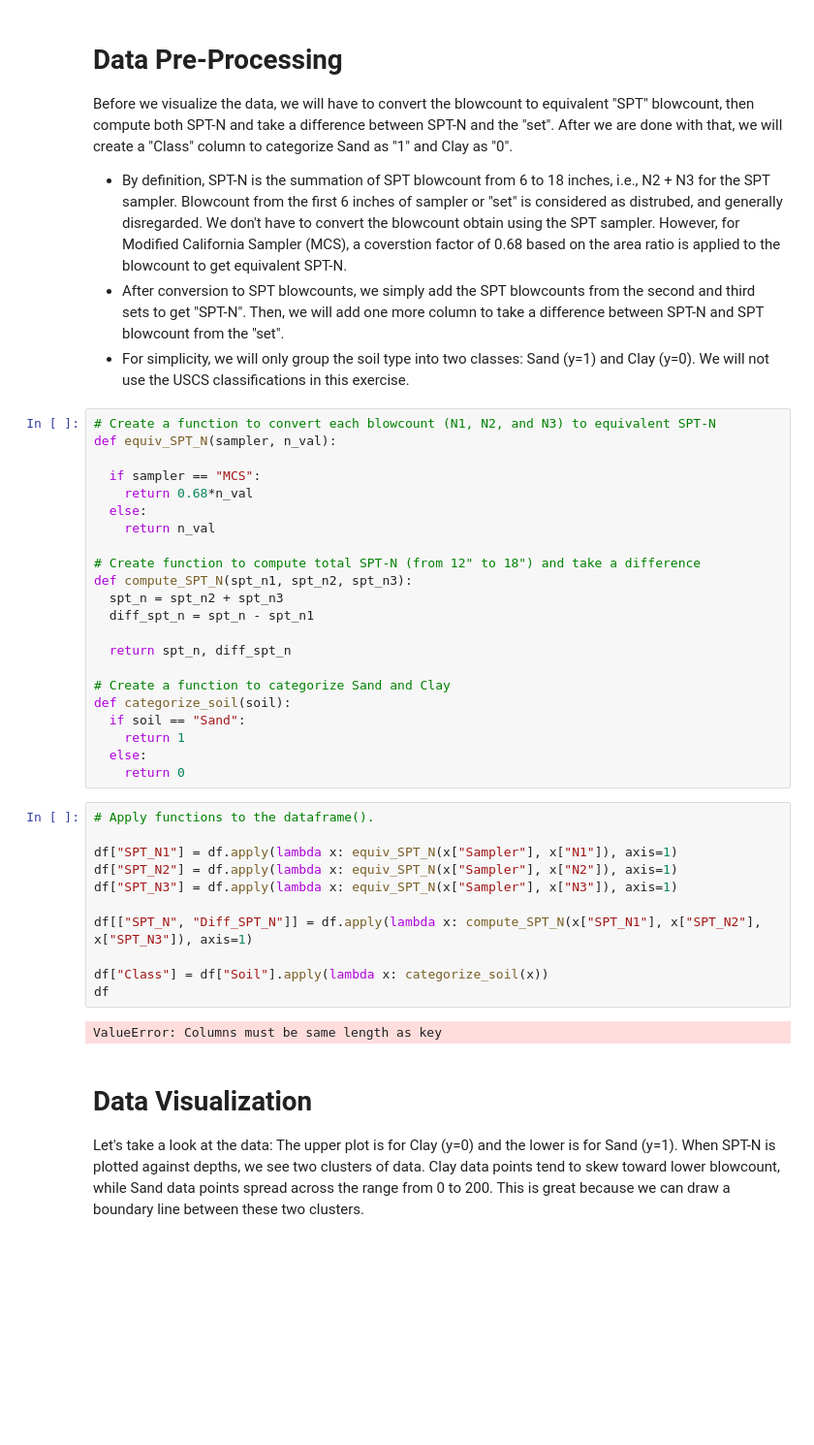
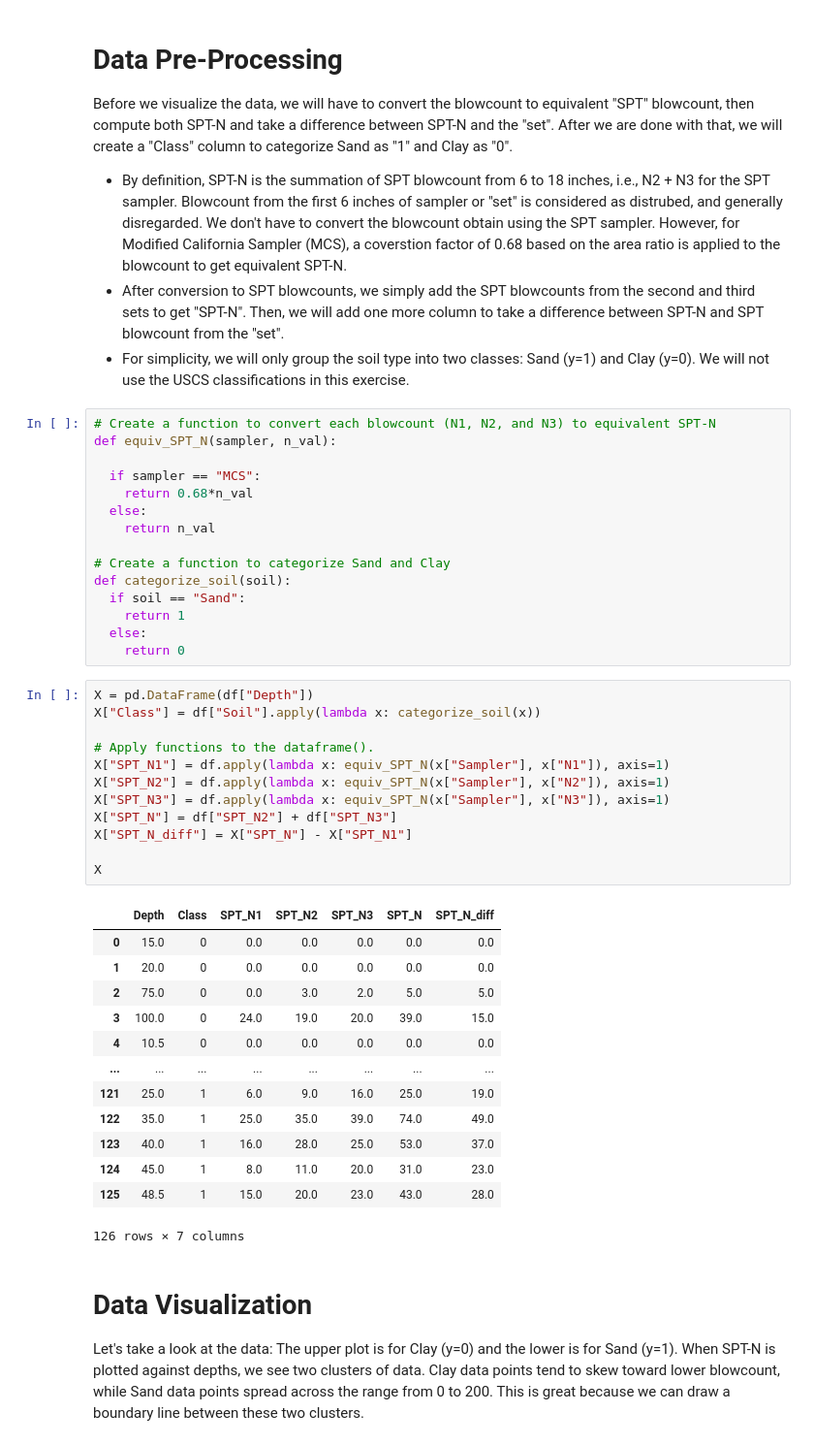
Before and after one commit to liangchow/soil-type-predictions, a Jupyter notebook: soil_type_class.ipynb, the cells around one changed output. Shown: that part at 97% size. Cells and saved outputs as stored; diff of their text form; blank space fills up the shorter version.

```diff
--- a/soil_type_class.ipynb
+++ b/soil_type_class.ipynb
@@ -95,13 +95,6 @@ def equiv_SPT_N(sampler, n_val):
   else:
     return n_val
 
-# Create function to compute total SPT-N (from 12" to 18") and take a difference
-def compute_SPT_N(spt_n1, spt_n2, spt_n3):
-  spt_n = spt_n2 + spt_n3
-  diff_spt_n = spt_n - spt_n1
-
-  return spt_n, diff_spt_n
-
 # Create a function to categorize Sand and Clay
 def categorize_soil(soil):
   if soil == "Sand":
@@ -109,18 +102,31 @@ def categorize_soil(soil):
   else:
     return 0
 # %%
+X = pd.DataFrame(df["Depth"])
+X["Class"] = df["Soil"].apply(lambda x: categorize_soil(x))
+
 # Apply functions to the dataframe().
+X["SPT_N1"] = df.apply(lambda x: equiv_SPT_N(x["Sampler"], x["N1"]), axis=1)
+X["SPT_N2"] = df.apply(lambda x: equiv_SPT_N(x["Sampler"], x["N2"]), axis=1)
+X["SPT_N3"] = df.apply(lambda x: equiv_SPT_N(x["Sampler"], x["N3"]), axis=1)
+X["SPT_N"] = df["SPT_N2"] + df["SPT_N3"]
+X["SPT_N_diff"] = X["SPT_N"] - X["SPT_N1"]
 
-df["SPT_N1"] = df.apply(lambda x: equiv_SPT_N(x["Sampler"], x["N1"]), axis=1)
-df["SPT_N2"] = df.apply(lambda x: equiv_SPT_N(x["Sampler"], x["N2"]), axis=1)
-df["SPT_N3"] = df.apply(lambda x: equiv_SPT_N(x["Sampler"], x["N3"]), axis=1)
-
-df[["SPT_N", "Diff_SPT_N"]] = df.apply(lambda x: compute_SPT_N(x["SPT_N1"], x["SPT_N2"], x["SPT_N3"]), axis=1)
-
-df["Class"] = df["Soil"].apply(lambda x: categorize_soil(x))
-df
+X
 # %% [output]
+|  | Depth | Class | SPT_N1 | SPT_N2 | SPT_N3 | SPT_N | SPT_N_diff |
+| 0 | 15.0 | 0 | 0.0 | 0.0 | 0.0 | 0.0 | 0.0 |
+| 1 | 20.0 | 0 | 0.0 | 0.0 | 0.0 | 0.0 | 0.0 |
+| 2 | 75.0 | 0 | 0.0 | 3.0 | 2.0 | 5.0 | 5.0 |
+| 3 | 100.0 | 0 | 24.0 | 19.0 | 20.0 | 39.0 | 15.0 |
+| 4 | 10.5 | 0 | 0.0 | 0.0 | 0.0 | 0.0 | 0.0 |
+| ... | ... | ... | ... | ... | ... | ... | ... |
+| 121 | 25.0 | 1 | 6.0 | 9.0 | 16.0 | 25.0 | 19.0 |
+| 122 | 35.0 | 1 | 25.0 | 35.0 | 39.0 | 74.0 | 49.0 |
+| 123 | 40.0 | 1 | 16.0 | 28.0 | 25.0 | 53.0 | 37.0 |
+| 124 | 45.0 | 1 | 8.0 | 11.0 | 20.0 | 31.0 | 23.0 |
+| 125 | 48.5 | 1 | 15.0 | 20.0 | 23.0 | 43.0 | 28.0 |
-ValueError: Columns must be same length as key
+126 rows × 7 columns
 # %% [markdown]
 # Data Visualization
 Let's take a look at the data: The upper plot is for Clay (y=0) and the lower is for Sand (y=1). When SPT-N is plotted against depths, we see two clusters of data. Clay data points tend to skew toward lower blowcount, while Sand data points spread across the range from 0 to 200. This is great because we can draw a boundary line between these two clusters.
```
Also changed, not shown: parts of 2 cells of this notebook.
